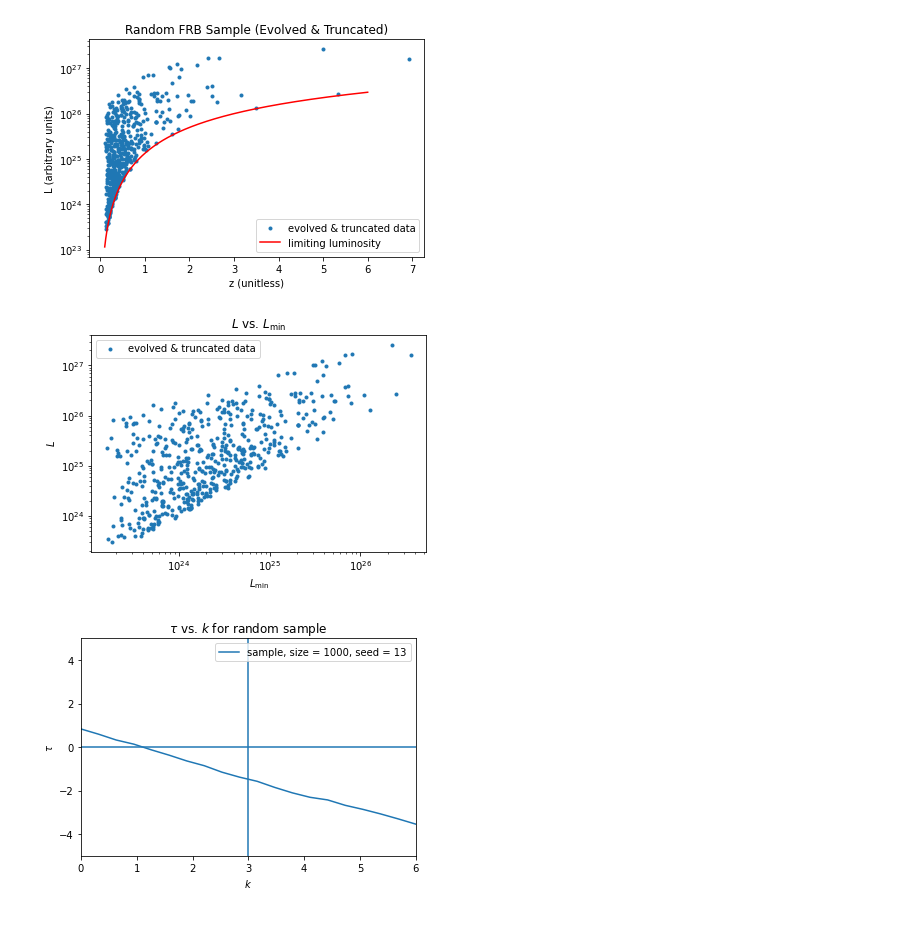
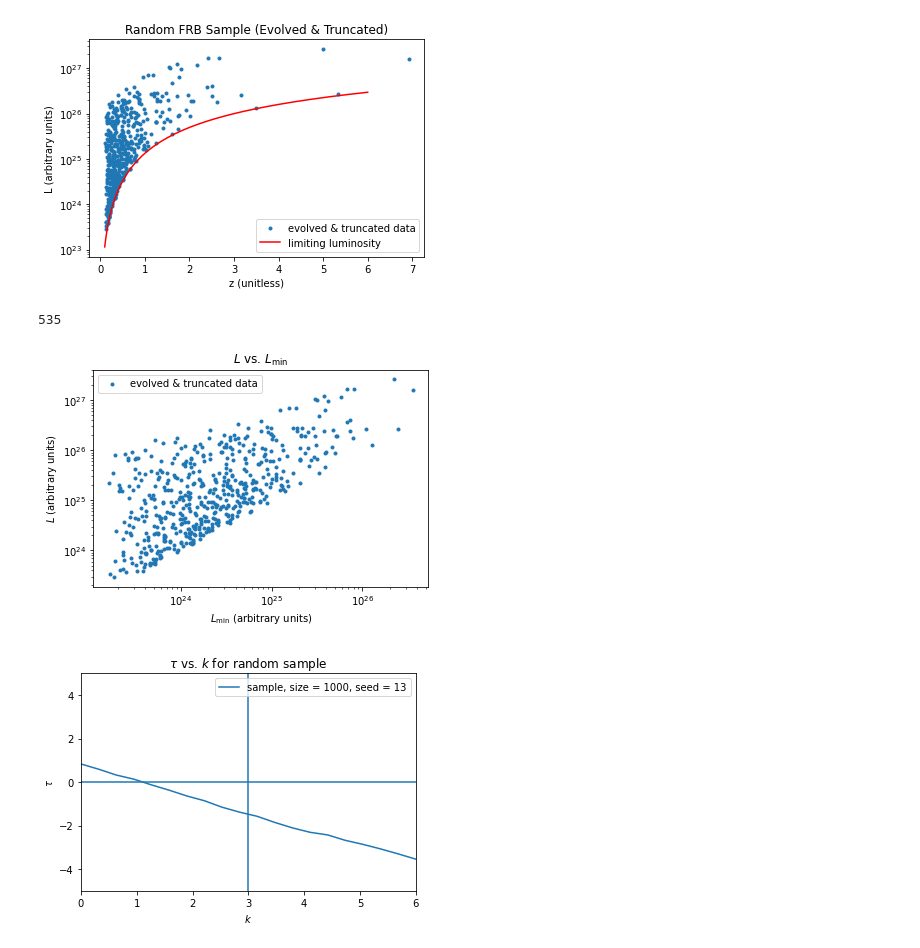
Before and after one commit to will-s-h/FRB-Project, a Jupyter notebook: Programs/ktau sim 2.0.ipynb, the cells around one changed output. Cells and saved outputs as stored; diff of their text form; code cells hidden in the pictures.

```diff
--- a/Programs/ktau sim 2.0.ipynb
+++ b/Programs/ktau sim 2.0.ipynb
@@ -126,18 +127,23 @@ plt.legend()
 plt.show()
 # %% [output]
 [figure]
+# %%
+# output size of sample after truncation
+print(len(L_trunc))
+# %% [output]
+535
 # %%
 # plot L vs. L_lim
 plt.scatter(minL_trunc, L_trunc, marker='.', label='evolved & truncated data')
 plt.yscale('log')
 plt.xscale('log')
-plt.xlabel('$L_\\mathrm{min}$')
-plt.ylabel('$L$')
+plt.xlabel('$L_\\mathrm{min}$ (arbitrary units)')
+plt.ylabel('$L$ (arbitrary units)')
 plt.title('$L$ vs. $L_\\mathrm{min}$')
 plt.legend()
 plt.show()
 # %% [output]
-[figure, old version]
+[figure, new version]
 # %%
 #generate taus for a given sample
 num = 20
```
Also changed, not shown: parts of 19 cells of this notebook.
